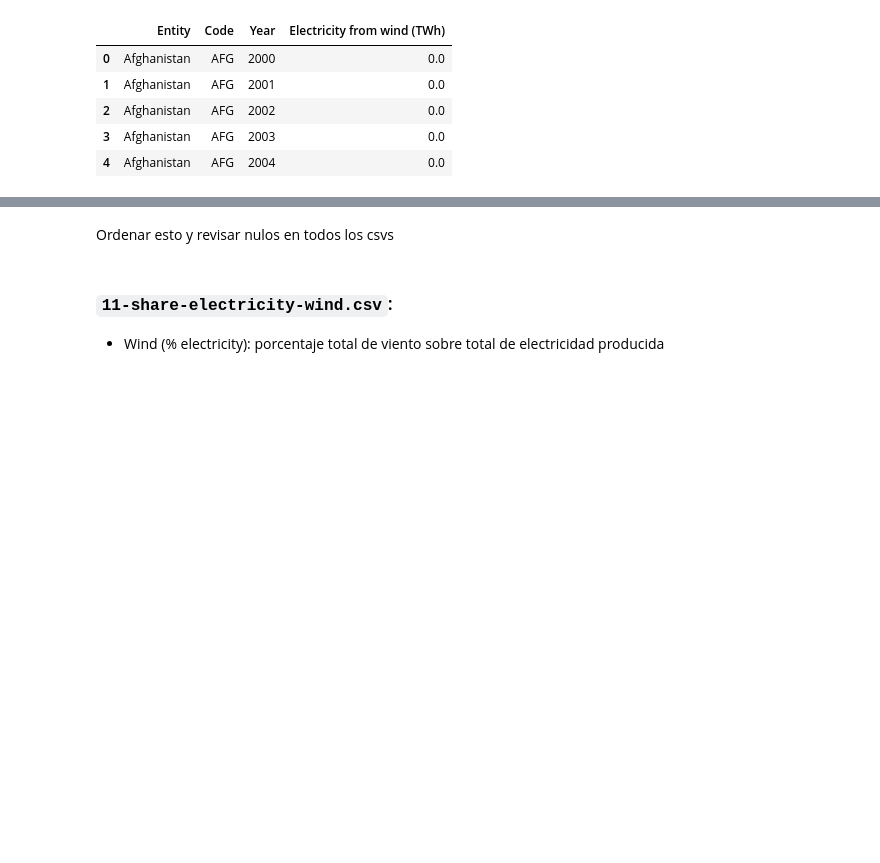
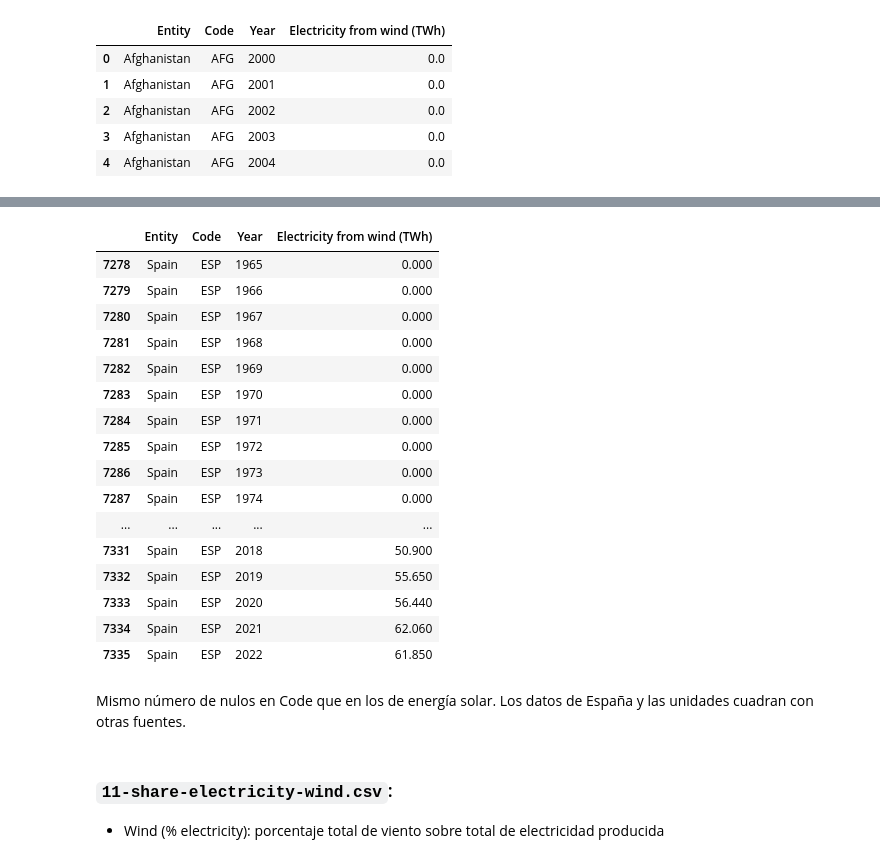
Before and after one commit to sansisimon/renewable-energy-project, a Jupyter notebook: EDA_01.ipynb, the cells around one changed output, grey strips where cells are left out. Cells and saved outputs as stored; diff of their text form; code cells hidden in the pictures; blank space fills up the shorter version.

Commit message:
wind data updated

```diff
--- a/EDA_01.ipynb
+++ b/EDA_01.ipynb
@@ -349,0 +352,20 @@ df_generation_wind.to_csv('data/usable/territorial_wind_generation.csv')
+# %%
+df_generation_wind[df_generation_wind['Entity'] == "Spain"]
+# %% [output]
+|  | Entity | Code | Year | Electricity from wind (TWh) |
+| 7278 | Spain | ESP | 1965 | 0.000 |
+| 7279 | Spain | ESP | 1966 | 0.000 |
+| 7280 | Spain | ESP | 1967 | 0.000 |
+| 7281 | Spain | ESP | 1968 | 0.000 |
+| 7282 | Spain | ESP | 1969 | 0.000 |
+| 7283 | Spain | ESP | 1970 | 0.000 |
+| 7284 | Spain | ESP | 1971 | 0.000 |
+| 7285 | Spain | ESP | 1972 | 0.000 |
+| 7286 | Spain | ESP | 1973 | 0.000 |
+| 7287 | Spain | ESP | 1974 | 0.000 |
+| ... | ... | ... | ... | ... |
+| 7331 | Spain | ESP | 2018 | 50.900 |
+| 7332 | Spain | ESP | 2019 | 55.650 |
+| 7333 | Spain | ESP | 2020 | 56.440 |
+| 7334 | Spain | ESP | 2021 | 62.060 |
+| 7335 | Spain | ESP | 2022 | 61.850 |
@@ -350,5 +374,5 @@ df_generation_wind.to_csv('data/usable/territorial_wind_generation.csv')
 # %% [markdown]
-Ordenar esto y revisar nulos en todos los csvs
+Mismo número de nulos en Code que en los de energía solar. Los datos de España y las unidades cuadran con otras fuentes.
 # %% [markdown]
 ### `11-share-electricity-wind.csv`:
 - Wind (% electricity): porcentaje total de viento sobre total de electricidad producida
```
Also changed, not shown: parts of 20 cells of this notebook, 2 other files.
